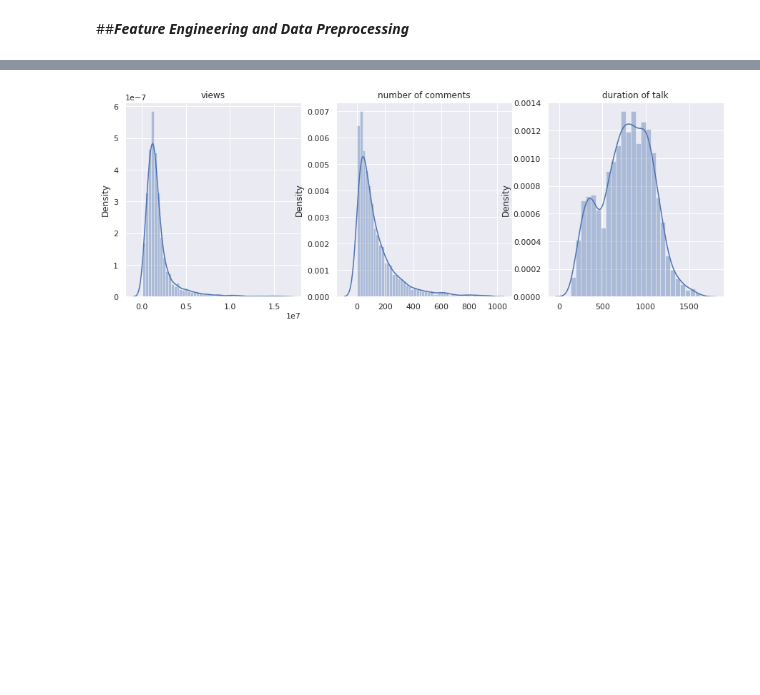
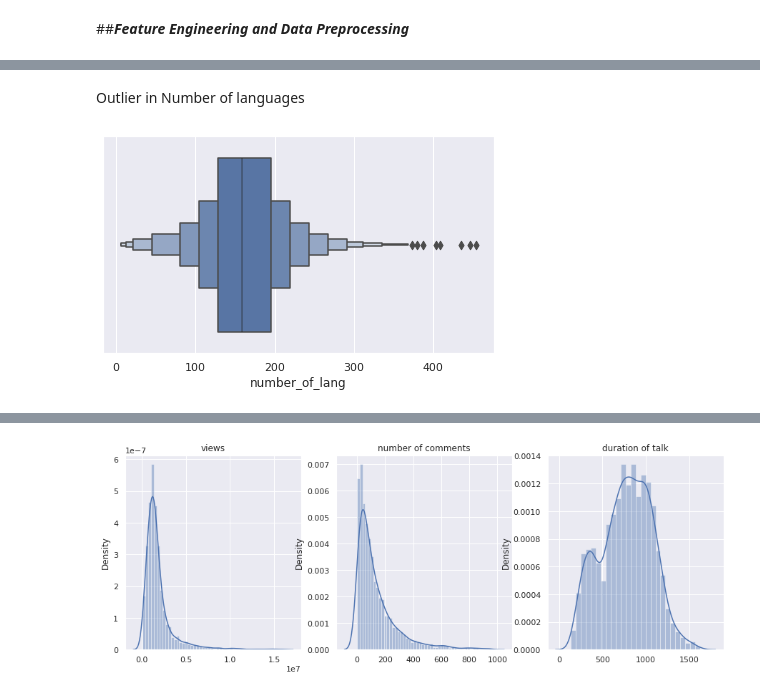
Before and after one commit to Rahul2661998/Capstone-Project-Ted-Talk-Views-Prediction-, a Jupyter notebook: Ted_Talk_Views_Predictions.ipynb, the cells around one changed output, grey strips where cells are left out. Saved outputs shown, nothing was run; the diff lists cells and outputs as text; code cells hidden in the pictures; blank space fills up the shorter version.

```diff
--- a/Ted_Talk_Views_Predictions.ipynb
+++ b/Ted_Talk_Views_Predictions.ipynb
@@ -458,0 +483,7 @@ plt.show()
+# %% [markdown]
+Outlier in Number of languages
+# %%
+sns.boxenplot(raw_data['number_of_lang'], data= raw_data)
+plt.show()
+# %% [output]
+[figure, added]
```
Also changed, not shown: parts of 46 cells of this notebook.
